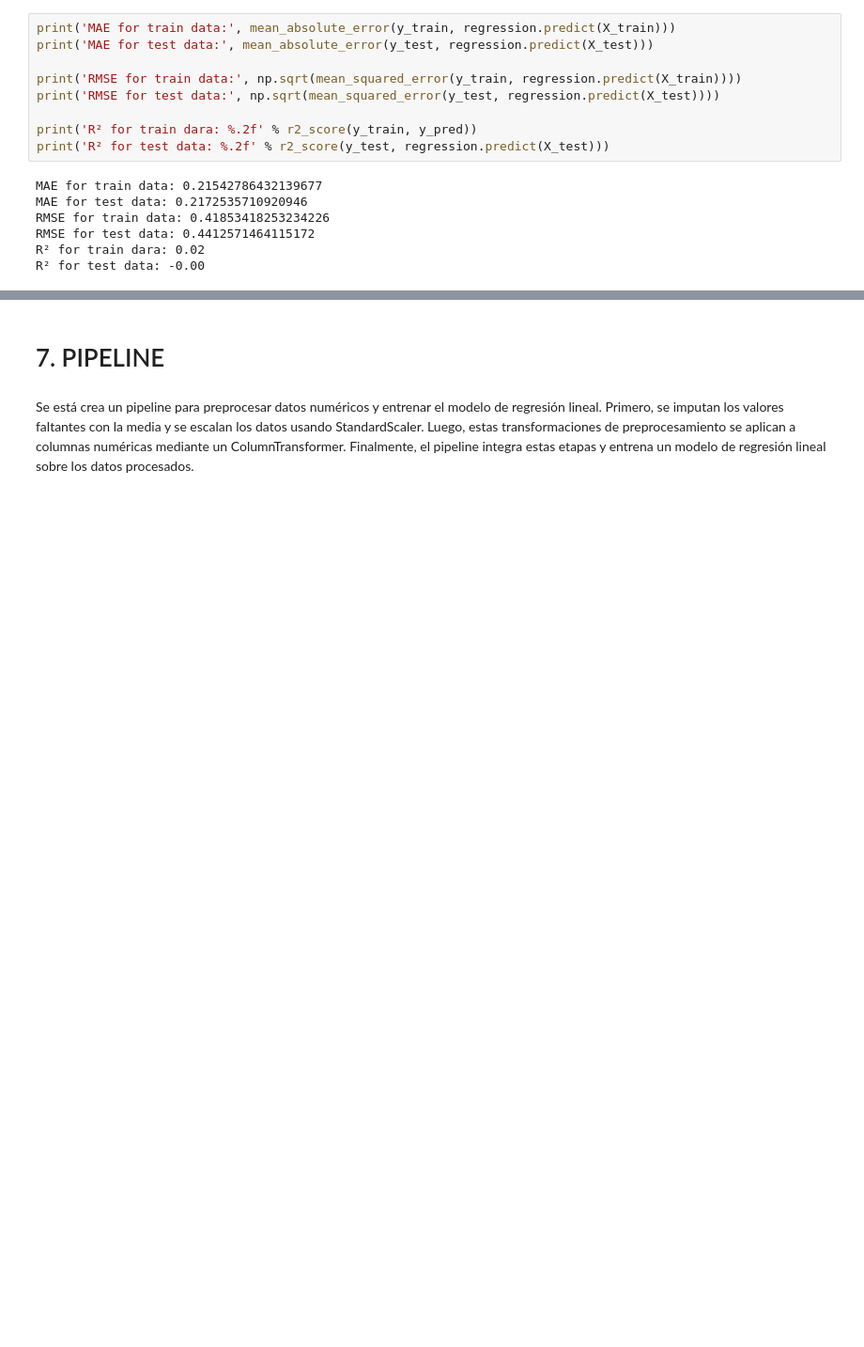
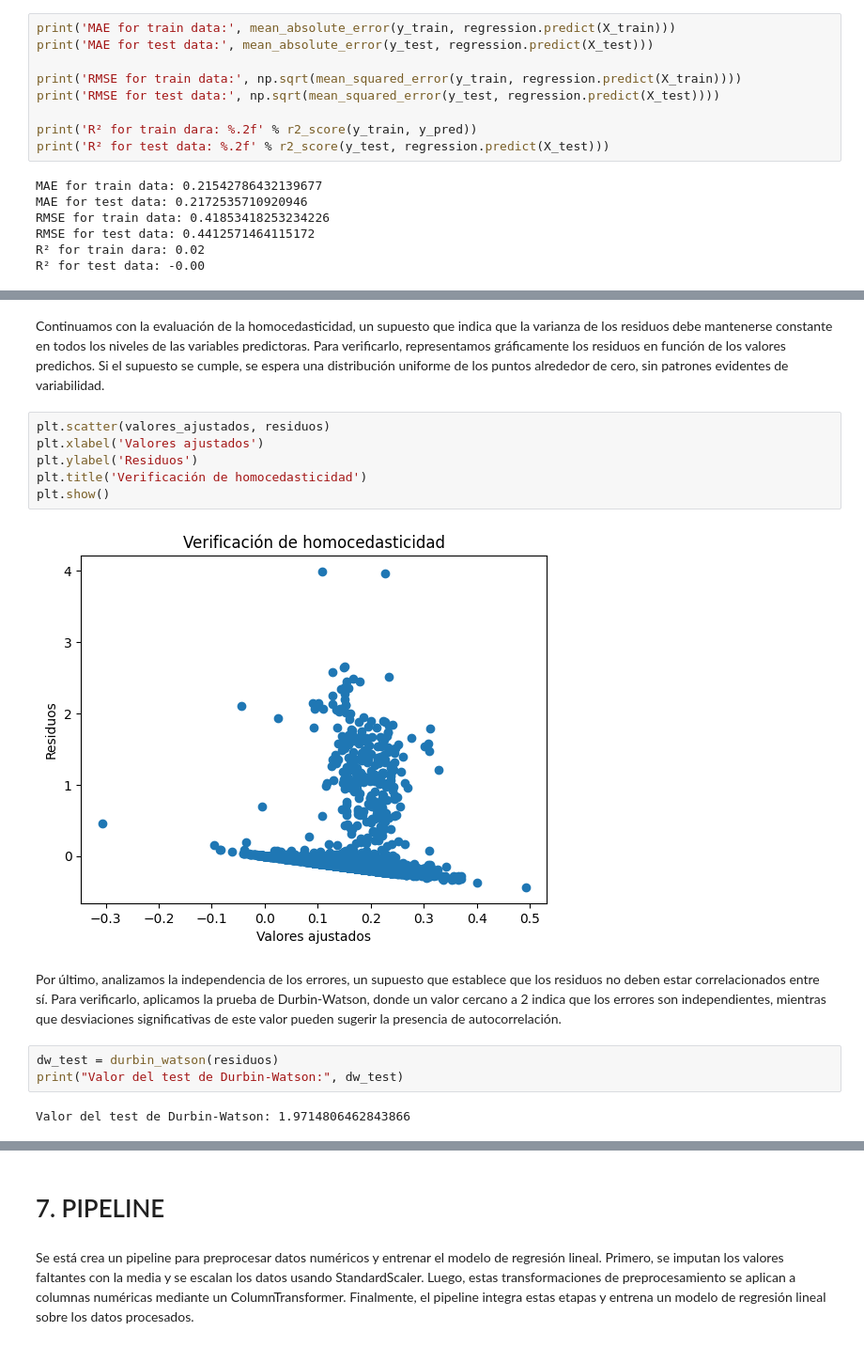
Before and after one commit to Paulina-A-V/Laboratorio, a Jupyter notebook: notebook lab 1.ipynb, the cells around one changed output, grey strips where cells are left out. Shown at 94% size. Drawn from its saved outputs; the diff is of its cells as text; blank space fills up the shorter version.

```diff
--- a/notebook lab 1.ipynb
+++ b/notebook lab 1.ipynb
@@ -406,0 +431,17 @@ R² for test data: -0.00
+# %% [markdown]
+Continuamos con la evaluación de la homocedasticidad, un supuesto que indica que la varianza de los residuos debe mantenerse constante en todos los niveles de las variables predictoras. Para verificarlo, representamos gráficamente los residuos en función de los valores predichos. Si el supuesto se cumple, se espera una distribución uniforme de los puntos alrededor de cero, sin patrones evidentes de variabilidad.
+# %%
+plt.scatter(valores_ajustados, residuos)
+plt.xlabel('Valores ajustados')
+plt.ylabel('Residuos')
+plt.title('Verificación de homocedasticidad')
+plt.show()
+# %% [output]
+[figure, added]
+# %% [markdown]
+Por último, analizamos la independencia de los errores, un supuesto que establece que los residuos no deben estar correlacionados entre sí. Para verificarlo, aplicamos la prueba de Durbin-Watson, donde un valor cercano a 2 indica que los errores son independientes, mientras que desviaciones significativas de este valor pueden sugerir la presencia de autocorrelación.
+# %%
+dw_test = durbin_watson(residuos)
+print("Valor del test de Durbin-Watson:", dw_test)
+# %% [output]
+Valor del test de Durbin-Watson: 1.9714806462843866
```
Also changed, not shown: parts of 5 cells of this notebook.
